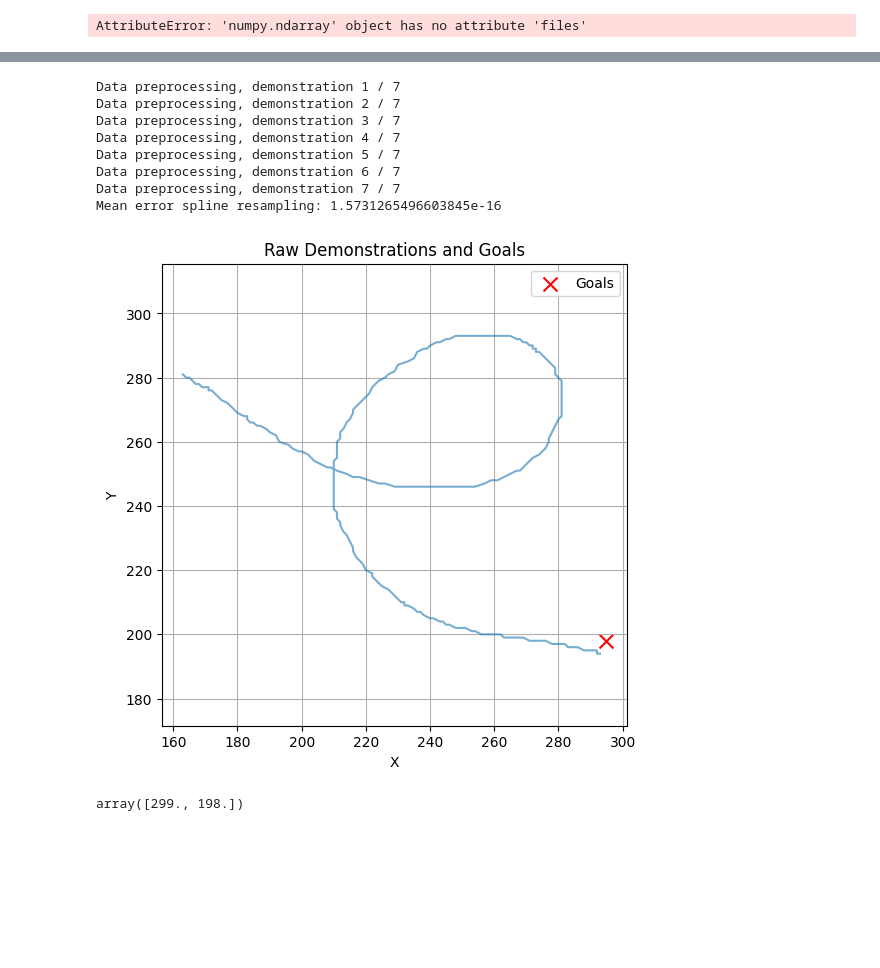
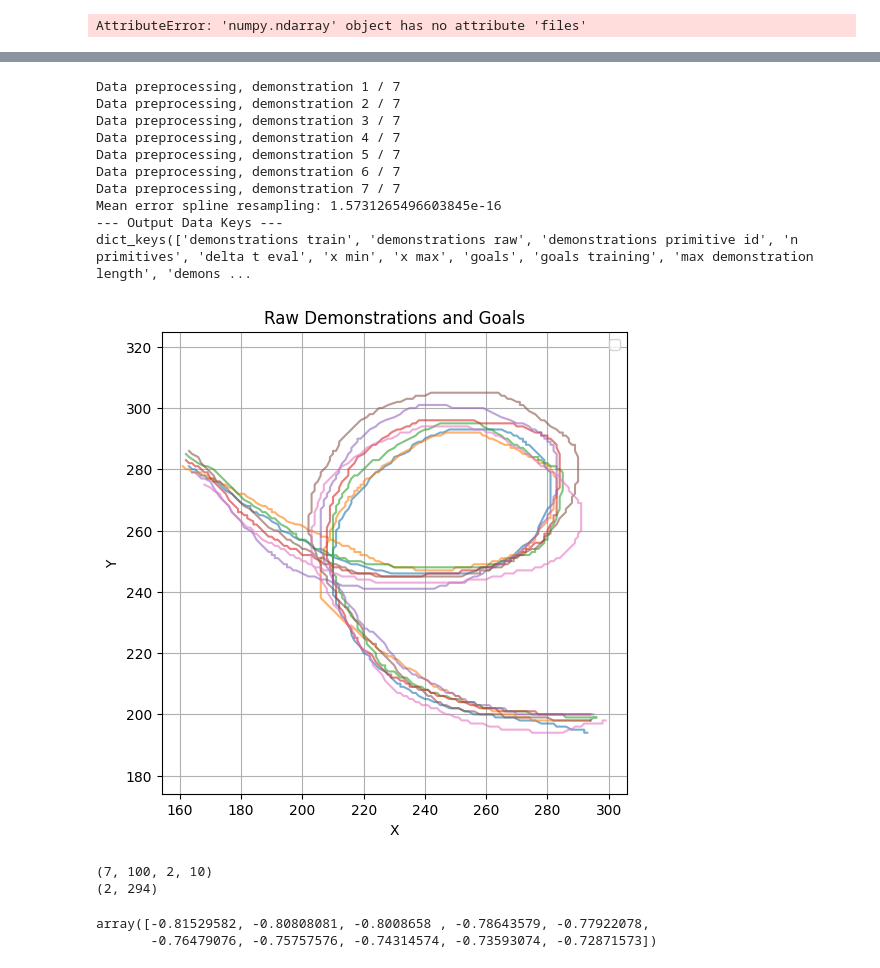
Before and after one commit to jhri626/Lfd, a Jupyter notebook: data.ipynb, the cells around one changed output, grey strips where cells are left out. Drawn from its saved outputs; the diff is of its cells as text; code cells hidden in the pictures; blank space fills up the shorter version.

```diff
--- a/data.ipynb
+++ b/data.ipynb
@@ -90,38 +90,50 @@ preprocessor = DataPreprocessor(params)
 output = preprocessor.run()
 
 # 3) 원시 궤적과 목표점 가져오기
+print("--- Output Data Keys ---")
+print(output.keys()) # output 딕셔너리의 모든 키(데이터 이름)를 출력
+
 raw_demos = output['demonstrations raw']       # list of arrays shape (2, T)
 goals     = output['goals']                    # array shape (n_primitives, 2)
 
 # 4) 시각화
 plt.figure(figsize=(6,6))
 for traj in raw_demos:
     x, y = traj[0], traj[1]
     plt.plot(x, y, alpha=0.6)
-    break
+
 
 # 목표점은 붉은 X 마커로
-plt.scatter(goals[:,0], goals[:,1], c='r', marker='x', s=100, label='Goals')
+# plt.scatter(goals[:,0], goals[:,1], c='r', marker='x', s=100, label='Goals')
 
 plt.title('Raw Demonstrations and Goals')
 plt.xlabel('X')
 plt.ylabel('Y')
 plt.axis('equal')
 plt.legend()
 plt.grid(True)
 plt.show()
 # %% [output]
 Data preprocessing, demonstration 1 / 7
 Data preprocessing, demonstration 2 / 7
 Data preprocessing, demonstration 3 / 7
 Data preprocessing, demonstration 4 / 7
 Data preprocessing, demonstration 5 / 7
 Data preprocessing, demonstration 6 / 7
 Data preprocessing, demonstration 7 / 7
 Mean error spline resampling: 1.5731265496603845e-16
+--- Output Data Keys ---
+dict_keys(['demonstrations train', 'demonstrations raw', 'demonstrations primitive id', 'n primitives', 'delta t eval', 'x min', 'x max', 'goals', 'goals training', 'max demonstration length', 'demons ...
-[figure, old version]
+[figure, new version]
 # %%
-raw_demos[6][:,-1]
+print(output['demonstrations train'].shape)
+print(output["demonstrations raw"][1].shape)
 # %% [output]
-array([299., 198.])
+(7, 100, 2, 10)
+(2, 294)
+# %%
+output['demonstrations train'][0,0,0,:]
+# %% [output]
+array([-0.81529582, -0.80808081, -0.8008658 , -0.78643579, -0.77922078,
+       -0.76479076, -0.75757576, -0.74314574, -0.73593074, -0.72871573])
 # %%
```
Also changed, not shown: parts of 6 cells of this notebook, 5 other files.
